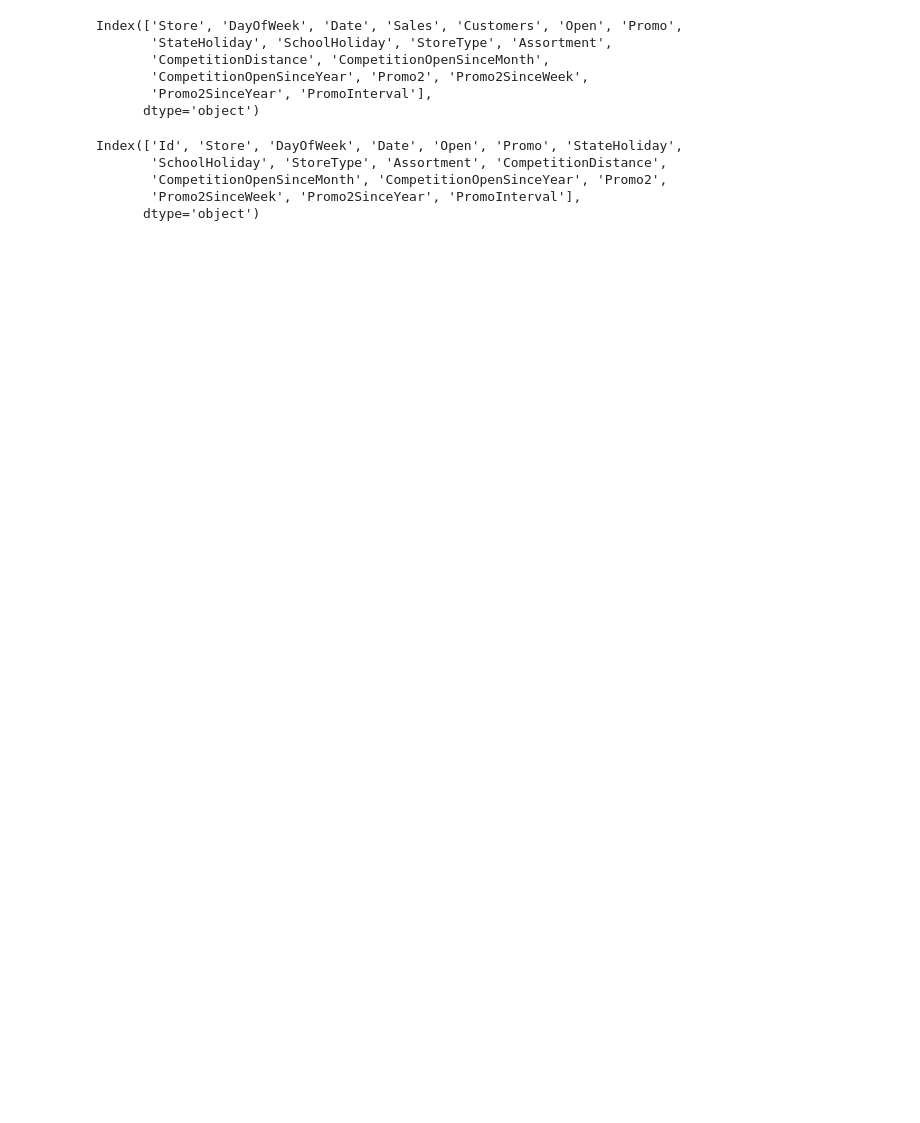
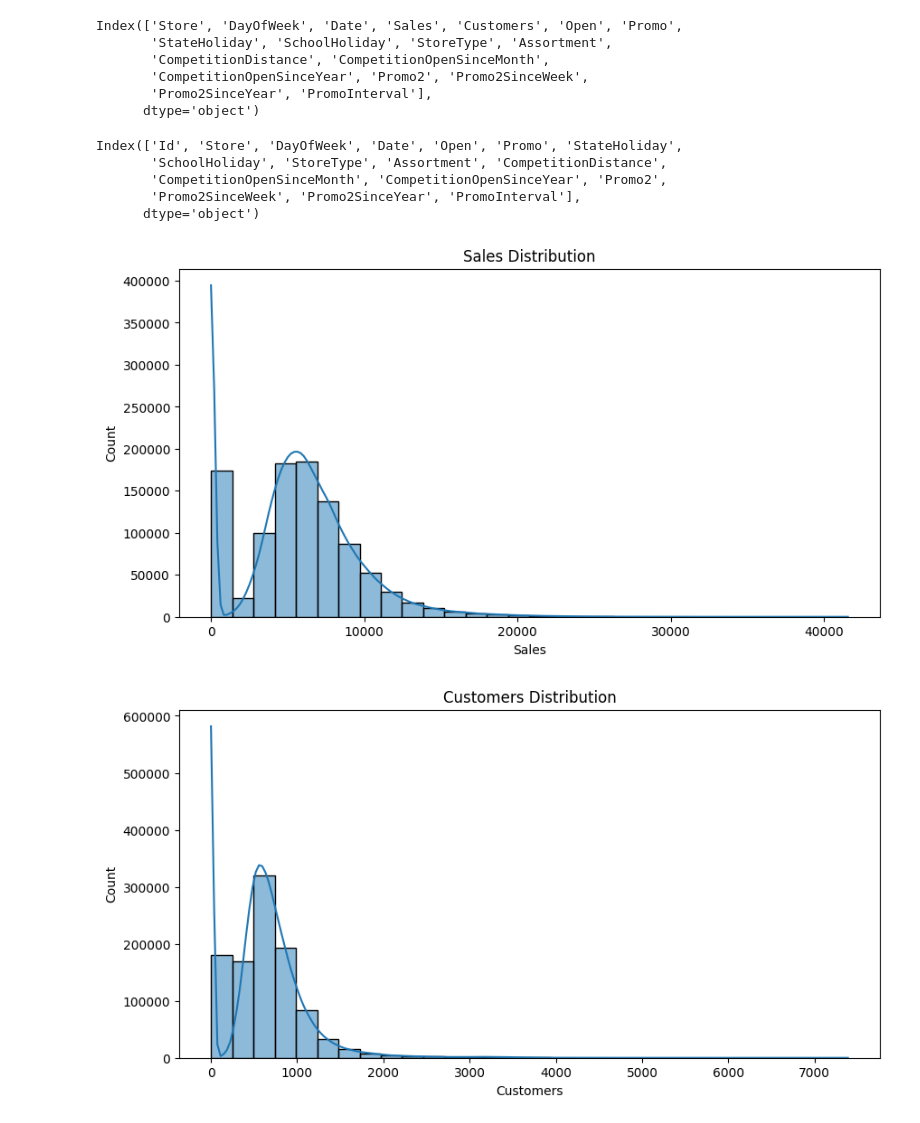
Before and after one commit to amare1990/phramaceutical-data-analysis, a Jupyter notebook: notebooks/customer_bahavior_eda.ipynb, the cells around one changed output. Saved outputs shown, nothing was run; the diff lists cells and outputs as text; code cells hidden in the pictures; blank space fills up the shorter version.

Commit message:
Add a method to visualize the sales and customers variables distribution

```diff
--- a/notebooks/customer_bahavior_eda.ipynb
+++ b/notebooks/customer_bahavior_eda.ipynb
@@ -93,3 +91,8 @@ Index(['Id', 'Store', 'DayOfWeek', 'Date', 'Open', 'Promo', 'StateHoliday',
        'CompetitionOpenSinceMonth', 'CompetitionOpenSinceYear', 'Promo2',
        'Promo2SinceWeek', 'Promo2SinceYear', 'PromoInterval'],
       dtype='object')
+# %%
+customer_eda.visualize_distributions()
+# %% [output]
+[figure, added]
+[figure, added]
```
Also changed, not shown: parts of 3 cells of this notebook, 2 other files.
